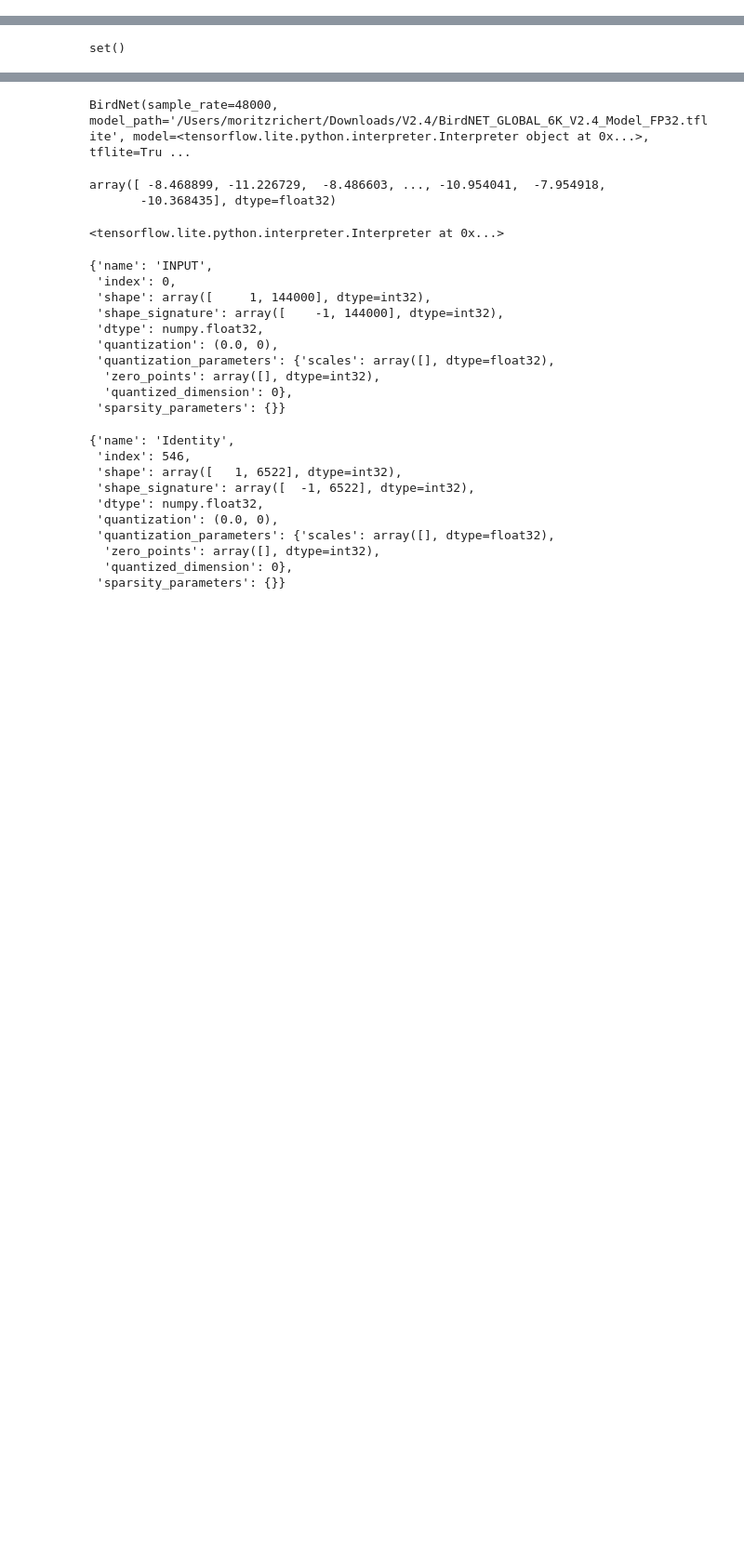
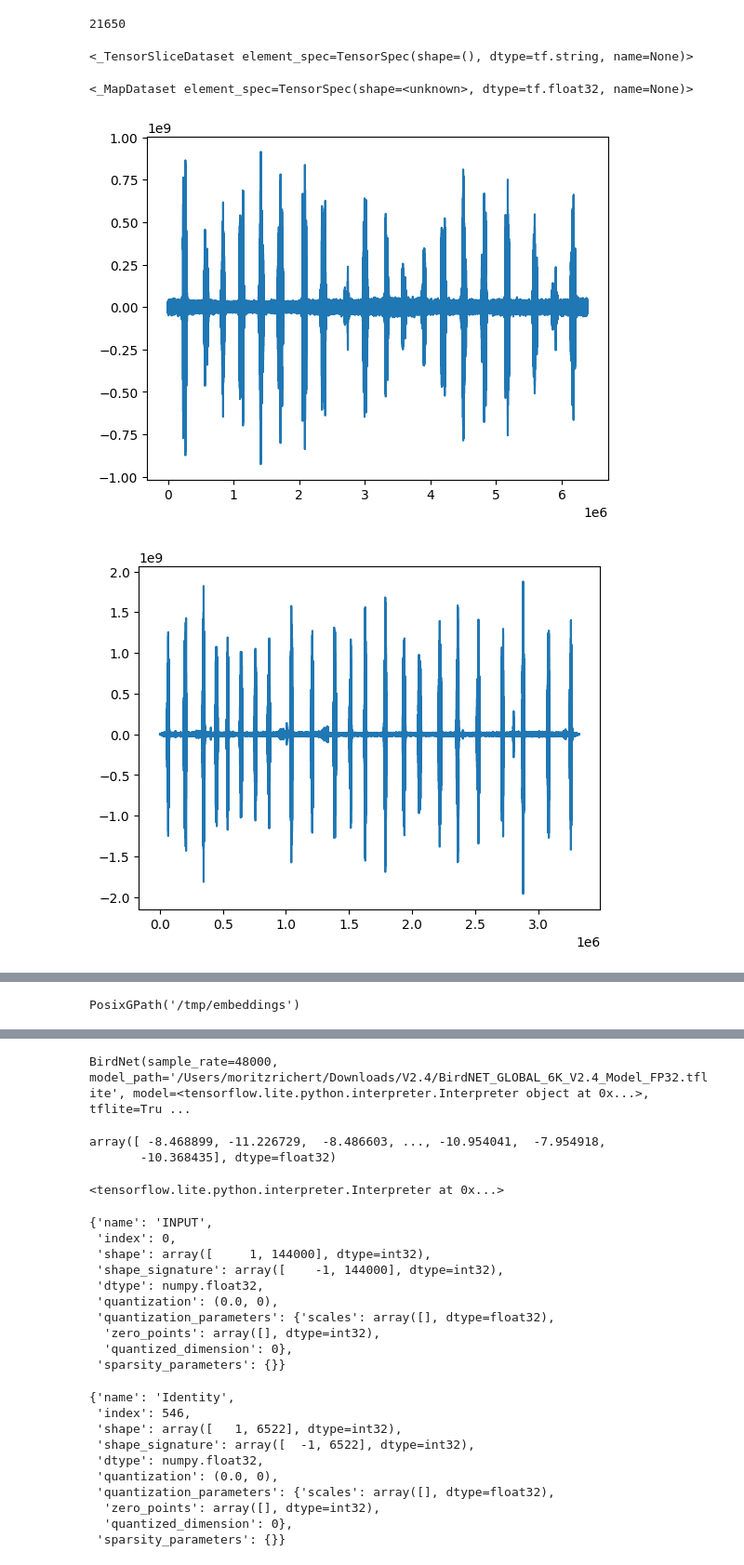
Before and after one commit to PariaValizadeh/BirdSet, a Jupyter notebook: notebooks/Bird_Embeddings/0-mr-embed-audio.ipynb, the cells around one changed output, grey strips where cells are left out. Shown at 93% size. Cells and saved outputs as stored; diff of their text form; code cells hidden in the pictures; blank space fills up the shorter version.

Commit message:
get embeddings from pandas

```diff
--- a/notebooks/Bird_Embeddings/0-mr-embed-audio.ipynb
+++ b/notebooks/Bird_Embeddings/0-mr-embed-audio.ipynb
@@ -108,0 +241,33 @@ Setup complete!
+# %%
+from pydub import AudioSegment
+import tensorflow as tf
+
+# dataset = tf.data.Dataset.list_files('path/to/mp3s/*')
+
+
+df = dm.train_dataset.to_pandas()
+l_df = len(df)
+
+filenames = []
+for i in range(l_df):
+    filename = df["filepath"].iloc[i]
+    filenames.append(filename)
+
+len(filenames)
+# %% [output]
+21650
+# %%
+from tensorflow.python.data.ops import from_tensor_slices_op
+dataset = from_tensor_slices_op._TensorSliceDataset(
+filenames, is_files=True, name=None)
+dataset
+# %% [output]
+<_TensorSliceDataset element_spec=TensorSpec(shape=(), dtype=tf.string, name=None)>
+# %%
+def decode_mp3(mp3_path):
+    mp3_path = mp3_path.numpy().decode("utf-8")
+    mp3_audio = AudioSegment.from_file(mp3_path, format="ogg")
+    samples = mp3_audio.get_array_of_samples()
+    return samples
+# %%
+dataset = dataset.map(lambda path:tf.py_function(func=decode_mp3, inp=[path], Tout=tf.float32))
@@ -108,0 +278,12 @@ Setup complete!
+# %%
+dataset
+# %% [output]
+<_MapDataset element_spec=TensorSpec(shape=<unknown>, dtype=tf.float32, name=None)>
+# %%
+for features in dataset.take(3):
+    data = features.numpy()
+    plt.plot(data)
+    plt.show()
+# %% [output]
+[figure, added]
+[figure, added]
@@ -109,10 +298,12 @@ Setup complete!
+# %%
+output_dir
+# %% [output]
+PosixGPath('/tmp/embeddings')
 # %%
-embed_fn.min_audio_s = 1.0
-record_file = (output_dir / 'embeddings.tfrecord').as_posix()
-succ, fail = 0, 0
+# embed_fn.min_audio_s = 1.0
+# record_file = (output_dir / 'embeddings.tfrecord').as_posix()
+# succ, fail = 0, 0
 
-existing_embedding_ids = embed_lib.get_existing_source_ids(
-    output_dir, 'embeddings-*')
-existing_embedding_ids
+# existing_embedding_ids = embed_lib.get_existing_source_ids(
+#     output_dir, 'embeddings-*')
+# existing_embedding_ids
-# %% [output]
-set()
```
Also changed, not shown: parts of 31 cells of this notebook, 4 other files.
